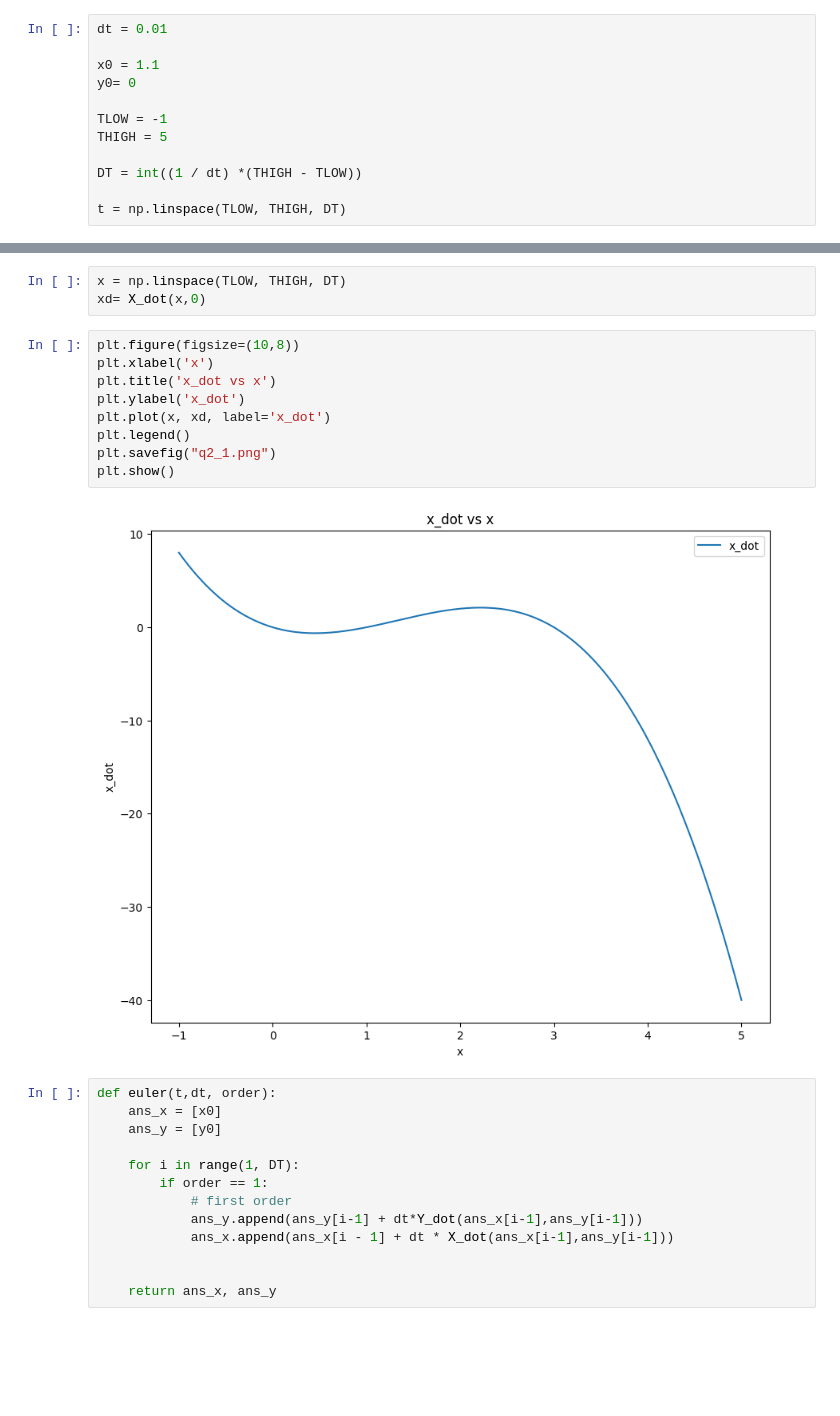
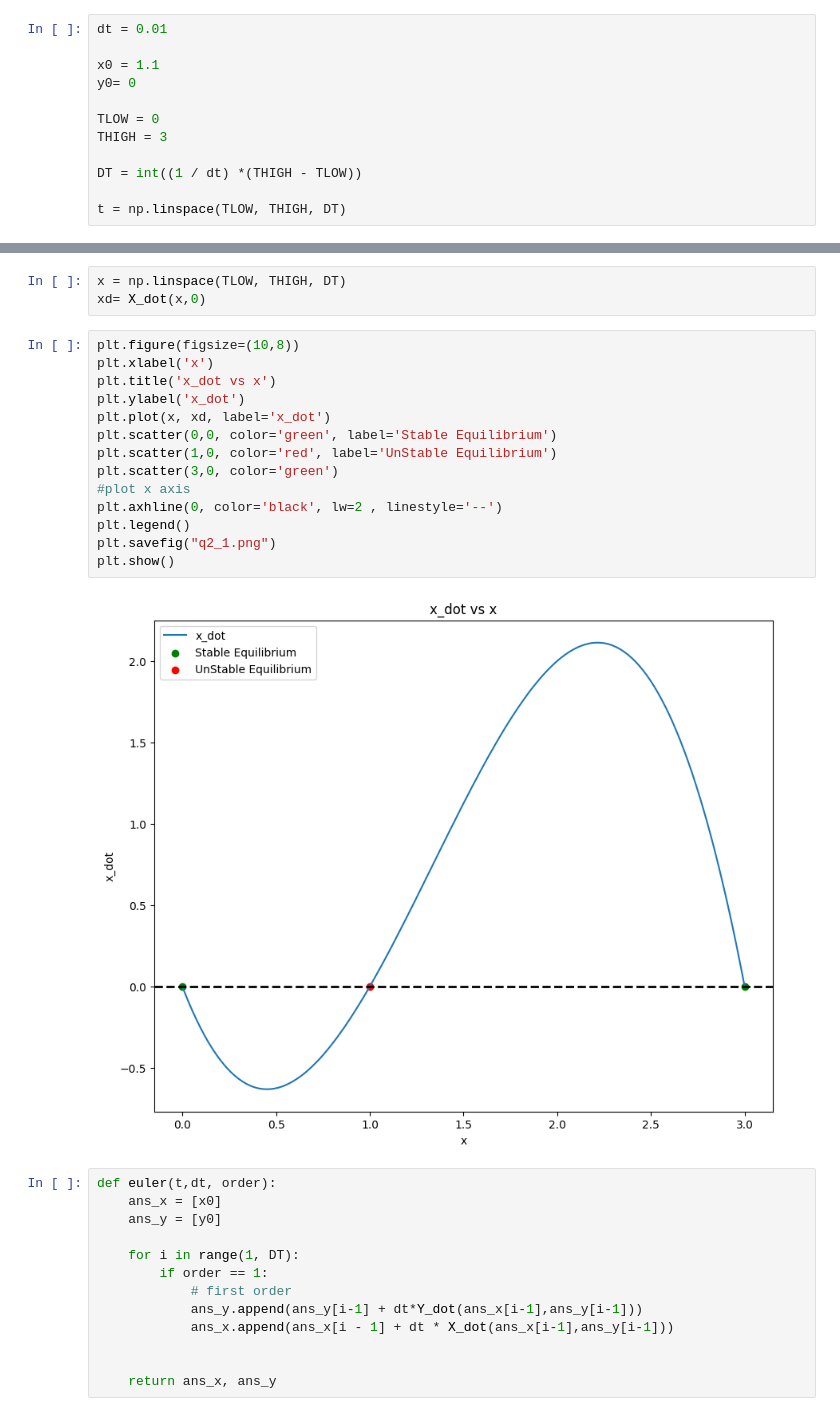
Before and after one commit to akshaTec/AKSum_CS_302, a Jupyter notebook: Lab4/q2.ipynb, the cells around one changed output, grey strips where cells are left out. Saved outputs shown, nothing was run; the diff lists cells and outputs as text; blank space fills up the shorter version.

```diff
--- a/Lab4/q2.ipynb
+++ b/Lab4/q2.ipynb
@@ -12,8 +12,8 @@ dt = 0.01
 x0 = 1.1
 y0= 0
 
-TLOW = -1
-THIGH = 5
+TLOW = 0
+THIGH = 3
 
 DT = int((1 / dt) *(THIGH - TLOW))
 
@@ -34,14 +34,19 @@ xd= X_dot(x,0)
 # %%
 plt.figure(figsize=(10,8))
 plt.xlabel('x')
 plt.title('x_dot vs x')
 plt.ylabel('x_dot')
 plt.plot(x, xd, label='x_dot')
+plt.scatter(0,0, color='green', label='Stable Equilibrium')
+plt.scatter(1,0, color='red', label='UnStable Equilibrium')
+plt.scatter(3,0, color='green')
+#plot x axis
+plt.axhline(0, color='black', lw=2 , linestyle='--')
 plt.legend()
 plt.savefig("q2_1.png")
 plt.show()
 # %% [output]
-[figure, old version]
+[figure, new version]
 # %%
 def euler(t,dt, order):
     ans_x = [x0]
```
Also changed, not shown: parts of 3 cells of this notebook, 7 other files.
